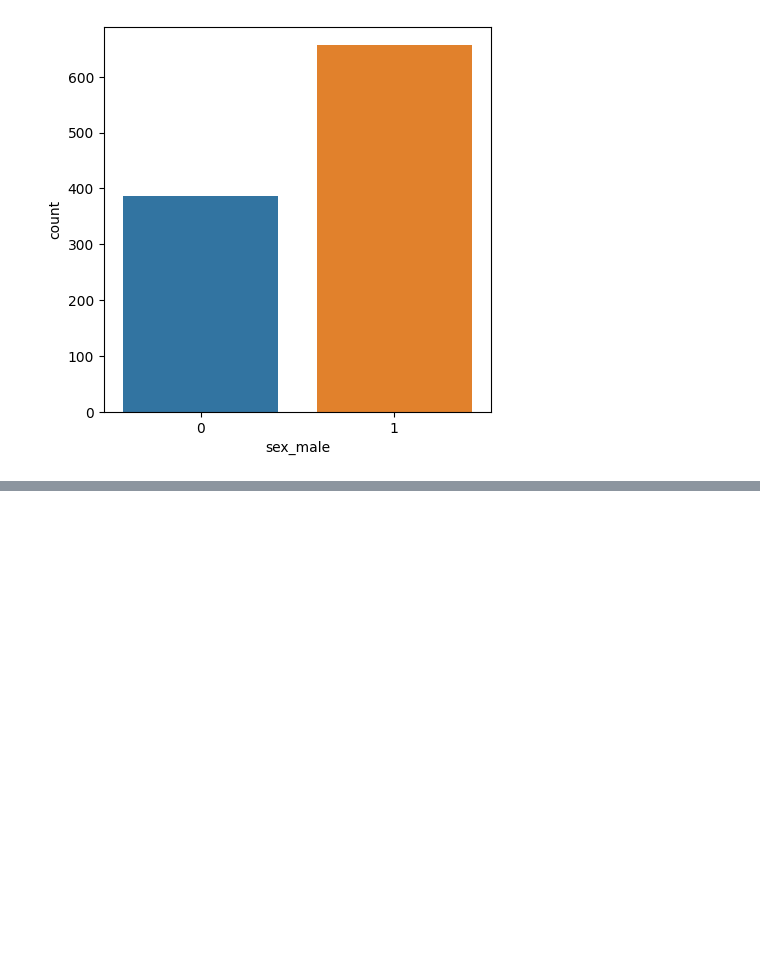
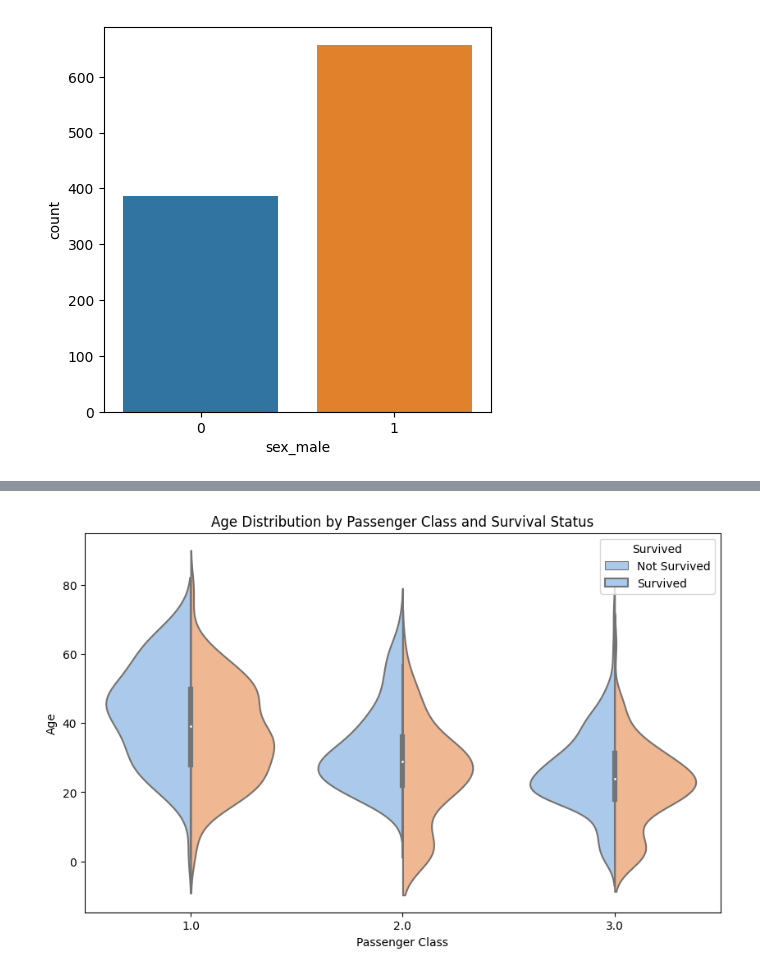
Before and after one commit to akshatraj1199/Bharat-intern, a Jupyter notebook: Titanic_Classification.ipynb, the cells around one changed output, grey strips where cells are left out. Cells and saved outputs as stored; diff of their text form; code cells hidden in the pictures; blank space fills up the shorter version.

```diff
--- a/Titanic_Classification.ipynb
+++ b/Titanic_Classification.ipynb
@@ -344,0 +390,12 @@ sns.countplot(x = 'sex_female' and 'sex_male', data = new_df)
+# %%
+
+# Violin plot for Age Distribution by Passenger Class and Survival Status
+plt.figure(figsize=(10, 6))
+sns.violinplot(x='pclass', y='age', hue='survived', data=new_df, split=True, palette='pastel')
+plt.title('Age Distribution by Passenger Class and Survival Status')
+plt.xlabel('Passenger Class')
+plt.ylabel('Age')
+plt.legend(title='Survived', loc='upper right', labels=['Not Survived', 'Survived'])
+plt.show()
+# %% [output]
+[figure, added]
```
Also changed, not shown: parts of 53 cells of this notebook.
